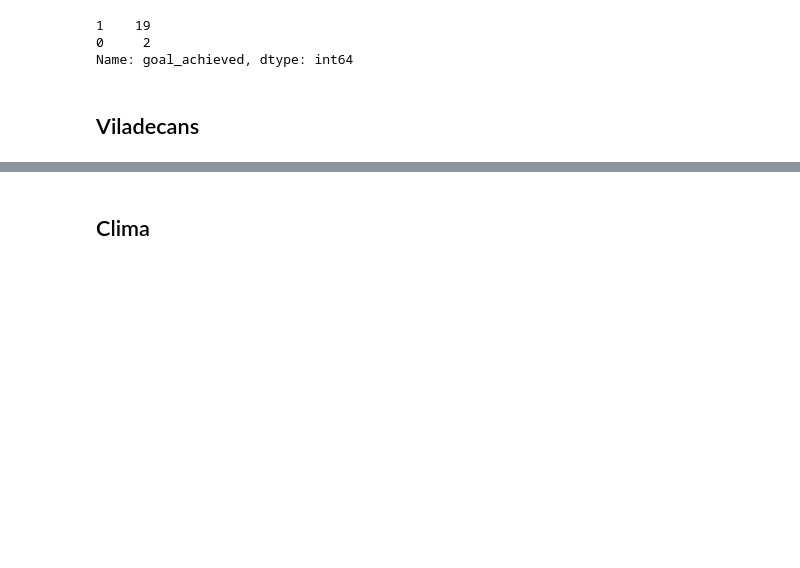
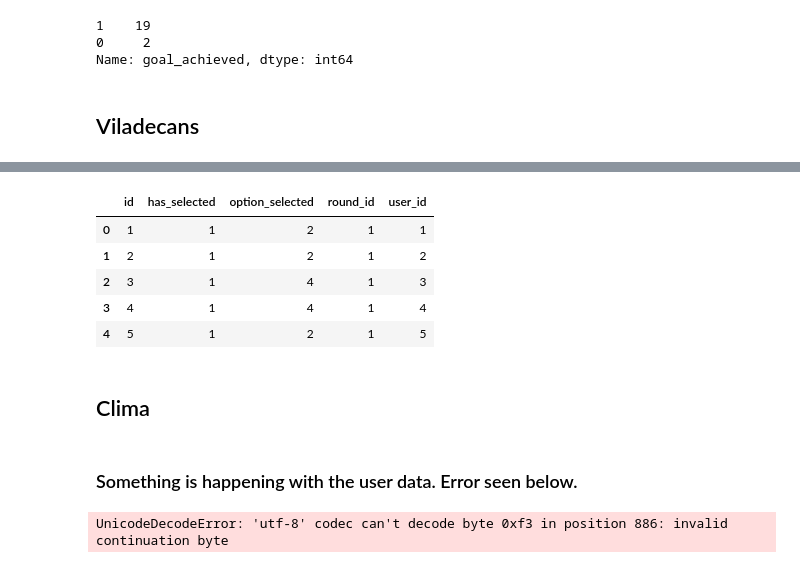
Before and after one commit to menektoni/TfG, a Jupyter notebook: Data_Analysis.ipynb, the cells around one changed output, grey strips where cells are left out. Cells and saved outputs as stored; diff of their text form; code cells hidden in the pictures; blank space fills up the shorter version.

```diff
--- a/Data_Analysis.ipynb
+++ b/Data_Analysis.ipynb
@@ -51,2 +96,11 @@ Name: goal_achieved, dtype: int64
+# %%
+user_ronda.head()
+# %% [output]
+|  | id | has_selected | option_selected | round_id | user_id |
+| 0 | 1 | 1 | 2 | 1 | 1 |
+| 1 | 2 | 1 | 2 | 1 | 2 |
+| 2 | 3 | 1 | 4 | 1 | 3 |
+| 3 | 4 | 1 | 4 | 1 | 4 |
+| 4 | 5 | 1 | 2 | 1 | 5 |
 # %% [markdown]
 ## Clima
@@ -52,0 +116,6 @@ Name: goal_achieved, dtype: int64
+# %% [markdown]
+### Something is happening with the user data. Error seen below.
+# %%
+user_cccb = pd.read_csv('/Users/tonidomenech/Desktop/TfG/Data/Clima/user_CCCB.csv')
+# %% [output]
+UnicodeDecodeError: 'utf-8' codec can't decode byte 0xf3 in position 886: invalid continuation byte
```
Also changed, not shown: parts of 7 cells of this notebook.
